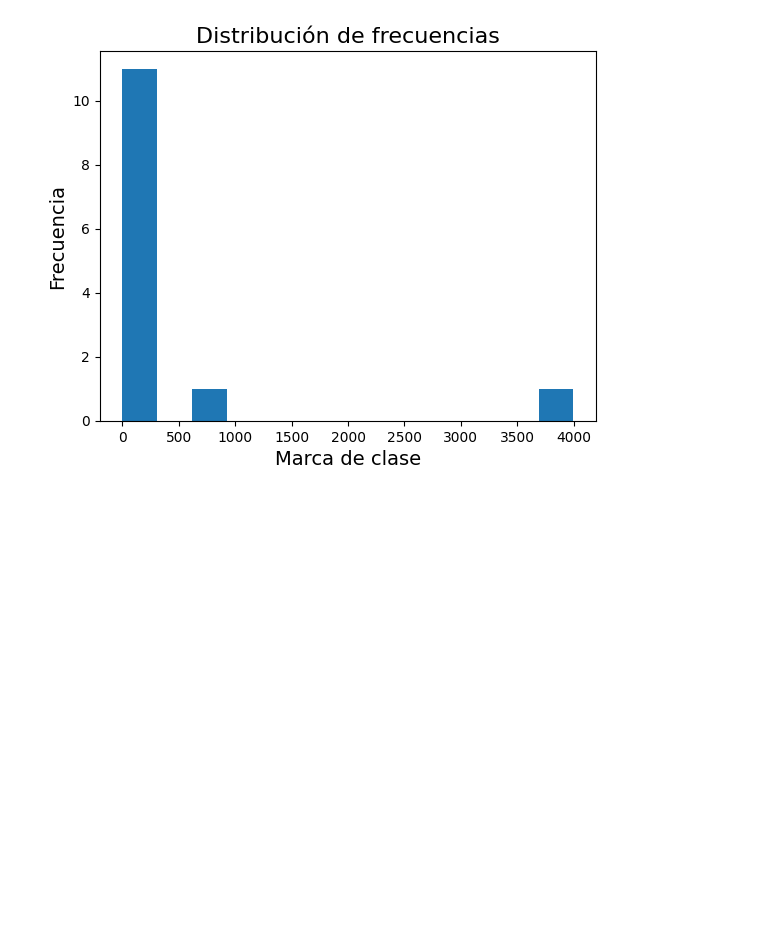
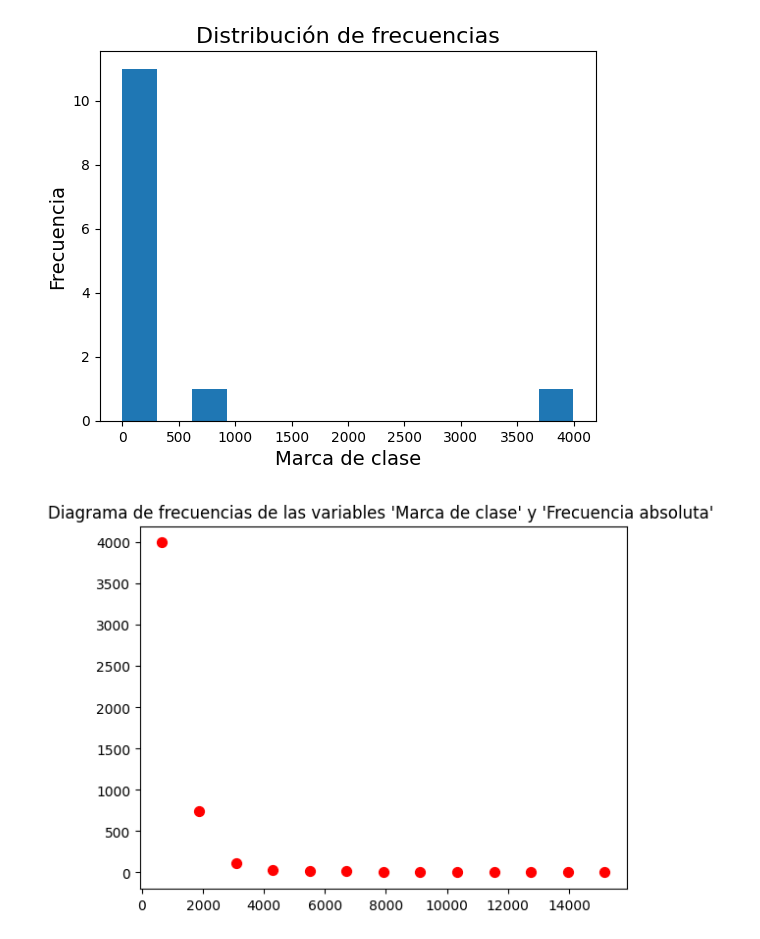
Before and after one commit to Xavier-ML/BIOESTADISTICA-XAVIER-ML, a Jupyter notebook: BD_Lambayeque22_ENAHO.ipynb, the cells around one changed output. Drawn from its saved outputs; the diff is of its cells as text; code cells hidden in the pictures; blank space fills up the shorter version.

```diff
--- a/BD_Lambayeque22_ENAHO.ipynb
+++ b/BD_Lambayeque22_ENAHO.ipynb
@@ -322,3 +322,9 @@ plt.grid(False)
 plt.show()
 # %% [output]
 [figure]
+# %%
+plt.scatter(tabla_frecuencias_inghog2dp['Marca de clase'], tabla_frecuencias_inghog2dp['Frecuencia absoluta'], s=50, c="red")
+plt.title("Diagrama de frecuencias de las variables 'Marca de clase' y 'Frecuencia absoluta' ")
+plt.show()
+# %% [output]
+[figure, added]
```
